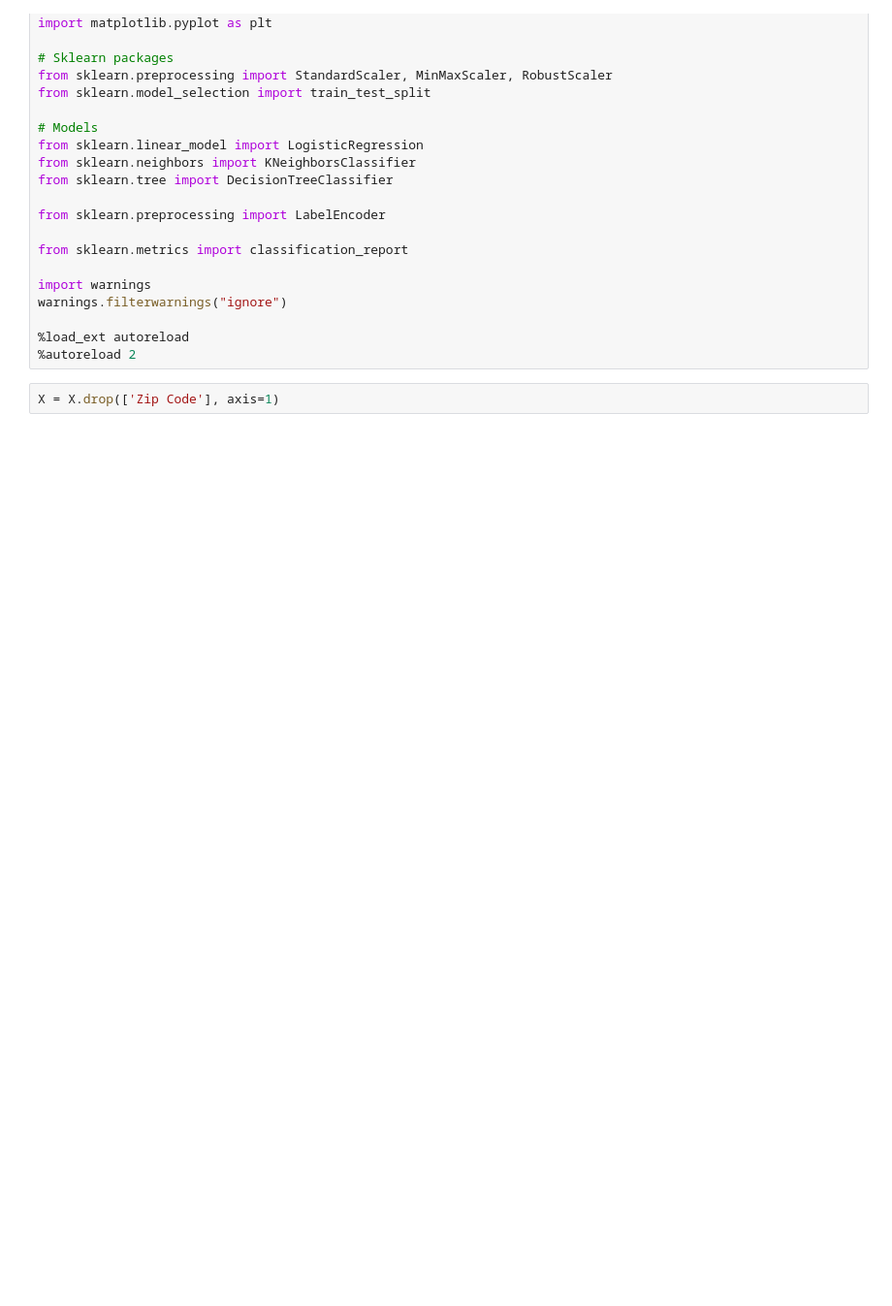
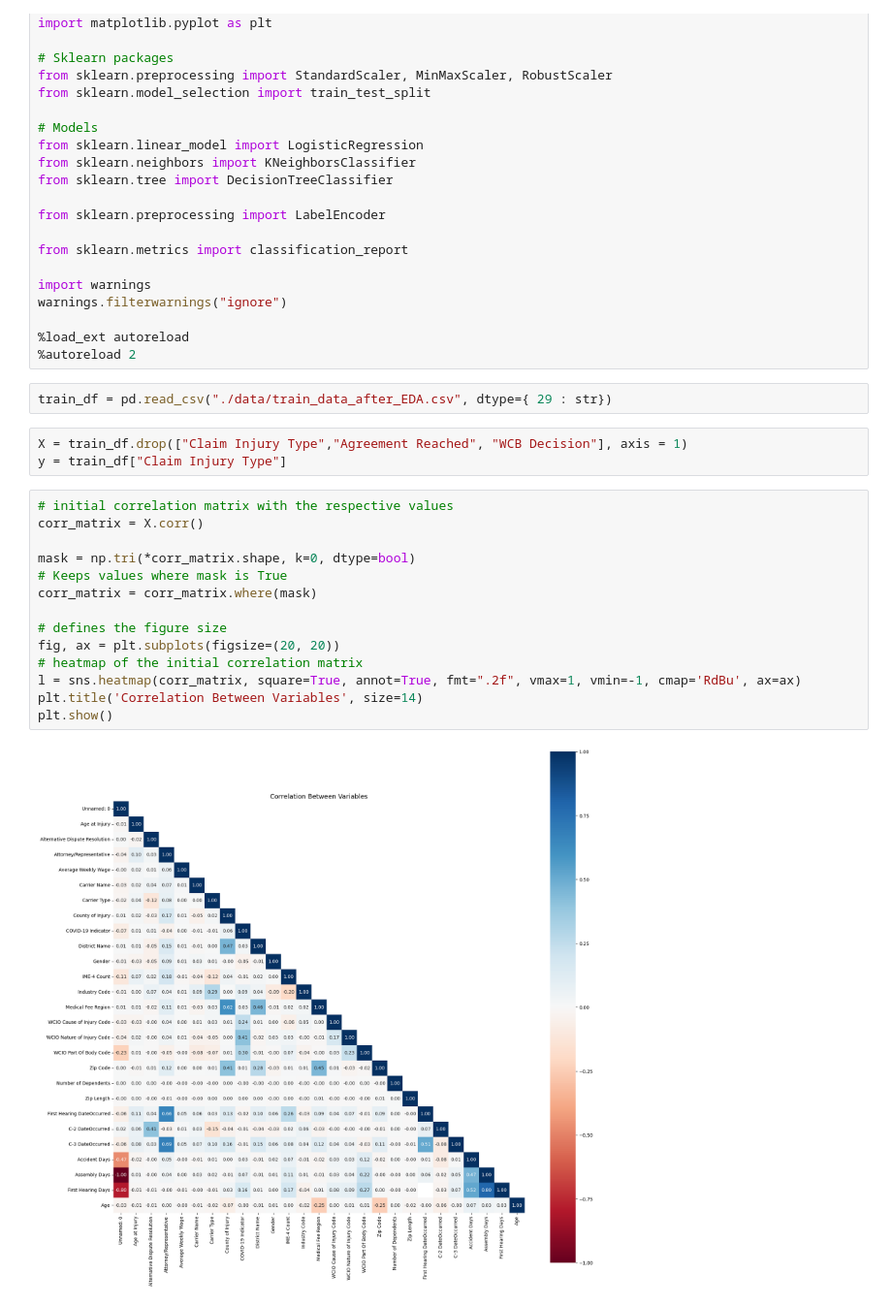
Before and after one commit to killerkiemklan/To-Grant-or-not_ML, a Jupyter notebook: 02_Model_Training.ipynb, the cells around one changed output. Shown at 97% size. Saved outputs shown, nothing was run; the diff lists cells and outputs as text; blank space fills up the shorter version.

```diff
--- a/02_Model_Training.ipynb
+++ b/02_Model_Training.ipynb
@@ -23,8 +23,27 @@ warnings.filterwarnings("ignore")
 
 %load_ext autoreload
 %autoreload 2
-# %%
-X = X.drop(['Zip Code'], axis=1)
+# %%
+train_df = pd.read_csv("./data/train_data_after_EDA.csv", dtype={ 29 : str})
+# %%
+X = train_df.drop(["Claim Injury Type","Agreement Reached", "WCB Decision"], axis = 1)
+y = train_df["Claim Injury Type"]
+# %%
+# initial correlation matrix with the respective values
+corr_matrix = X.corr()
+
+mask = np.tri(*corr_matrix.shape, k=0, dtype=bool)
+# Keeps values where mask is True
+corr_matrix = corr_matrix.where(mask)
+
+# defines the figure size
+fig, ax = plt.subplots(figsize=(20, 20))
+# heatmap of the initial correlation matrix
+l = sns.heatmap(corr_matrix, square=True, annot=True, fmt=".2f", vmax=1, vmin=-1, cmap='RdBu', ax=ax)
+plt.title('Correlation Between Variables', size=14)
+plt.show()
+# %% [output]
+[figure, added]
 # %%
 X_train, X_val, y_train, y_val = train_test_split(X,y, test_size = 0.25, random_state = 42, stratify = y, shuffle = True)
 mm = MinMaxScaler()
```
Also changed, not shown: parts of 1 cell of this notebook, 4 other files.
